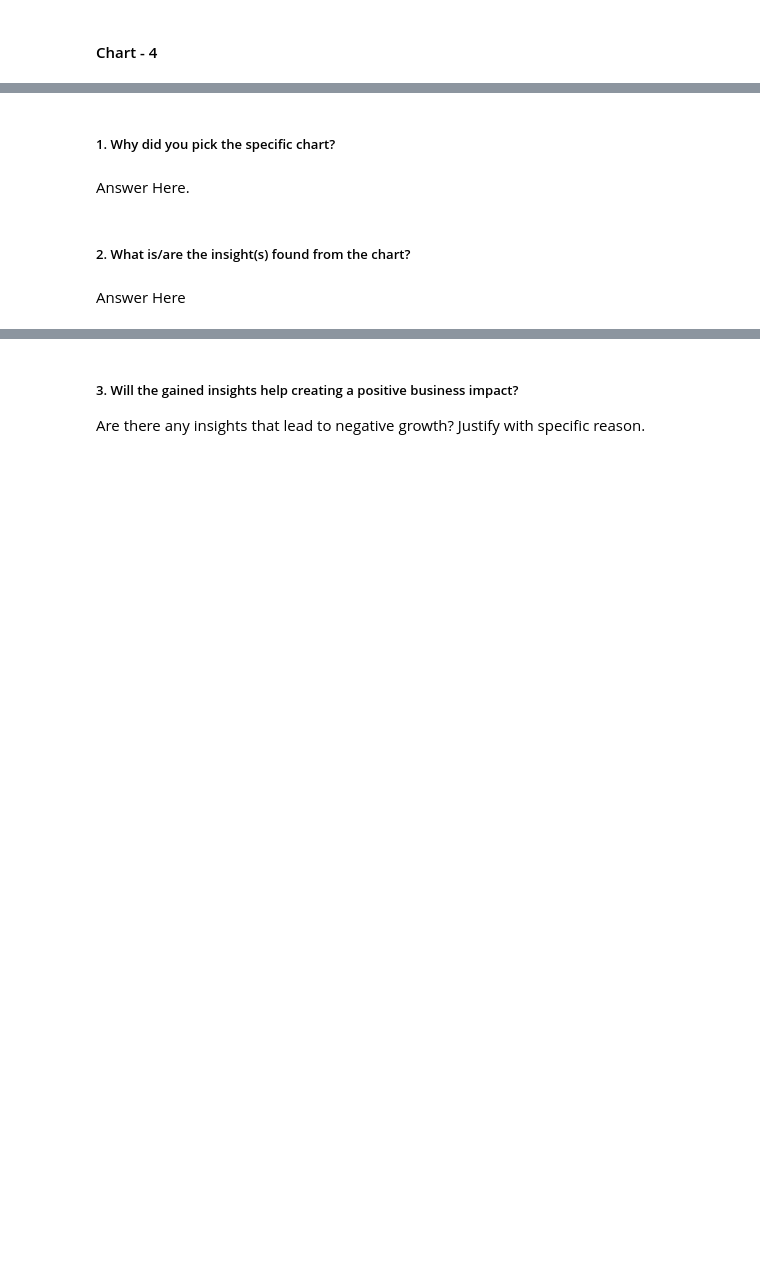
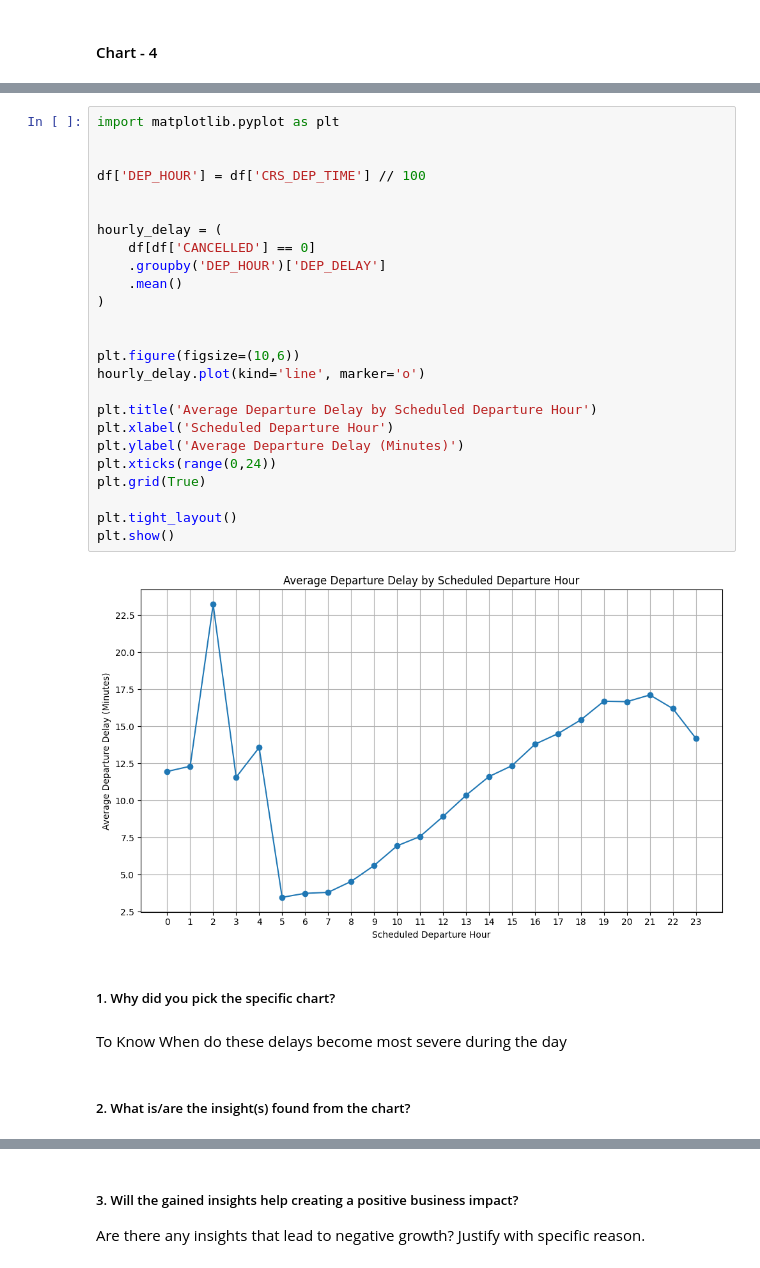
Before and after one commit to sanyam092006/ml_new, a Jupyter notebook: Sample_EDA_Submission_Template.ipynb, the cells around one changed output, grey strips where cells are left out. Saved outputs shown, nothing was run; the diff lists cells and outputs as text; blank space fills up the shorter version.

```diff
--- a/Sample_EDA_Submission_Template.ipynb
+++ b/Sample_EDA_Submission_Template.ipynb
@@ -401,8 +425,33 @@ Answer Here
+# %%
+import matplotlib.pyplot as plt
+
+
+df['DEP_HOUR'] = df['CRS_DEP_TIME'] // 100
+
+
+hourly_delay = (
+    df[df['CANCELLED'] == 0]
+    .groupby('DEP_HOUR')['DEP_DELAY']
+    .mean()
+)
+
+
+plt.figure(figsize=(10,6))
+hourly_delay.plot(kind='line', marker='o')
+
+plt.title('Average Departure Delay by Scheduled Departure Hour')
+plt.xlabel('Scheduled Departure Hour')
+plt.ylabel('Average Departure Delay (Minutes)')
+plt.xticks(range(0,24))
+plt.grid(True)
+
+plt.tight_layout()
+plt.show()
+# %% [output]
+[figure, added]
 # %% [markdown]
 ##### 1. Why did you pick the specific chart?
-# %% [markdown]
-Answer Here.
+# %% [markdown]
+To Know When do these delays become most severe during the day
 # %% [markdown]
 ##### 2. What is/are the insight(s) found from the chart?
-# %% [markdown]
-Answer Here
```
Also changed, not shown: parts of 5 cells of this notebook.
